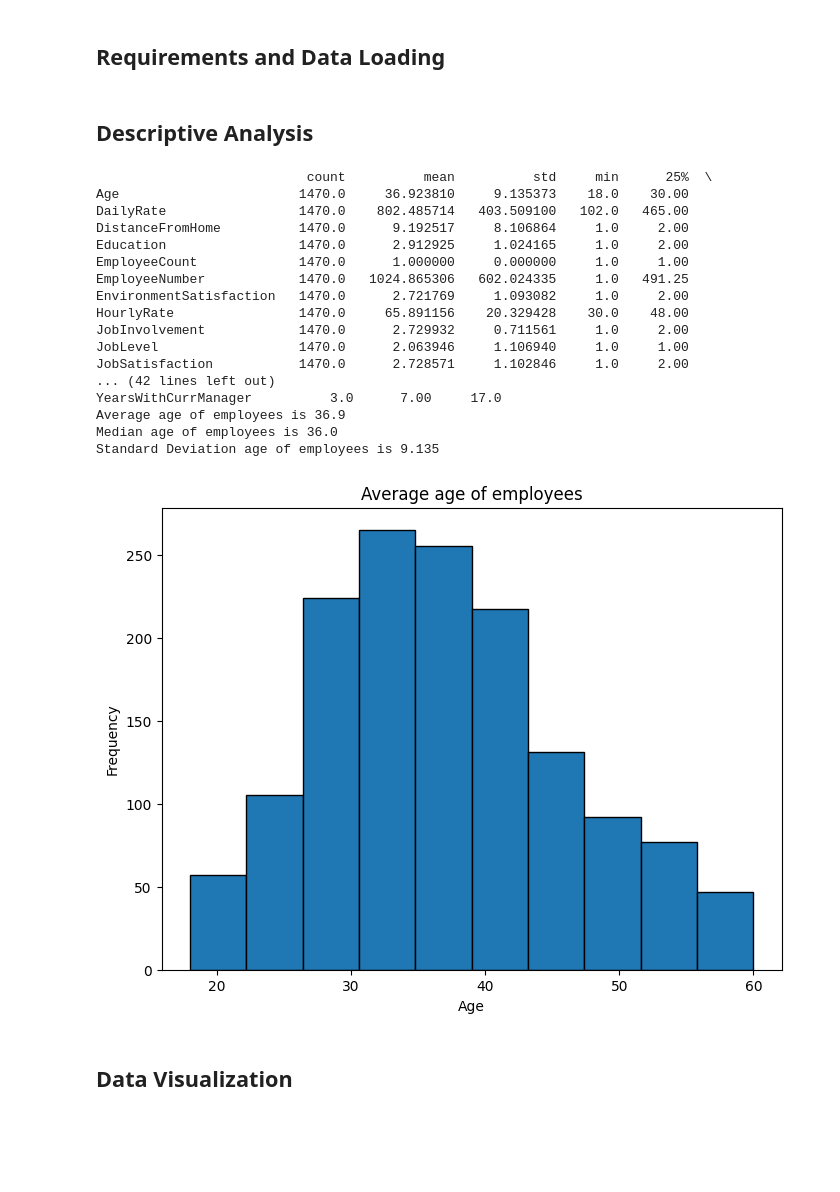
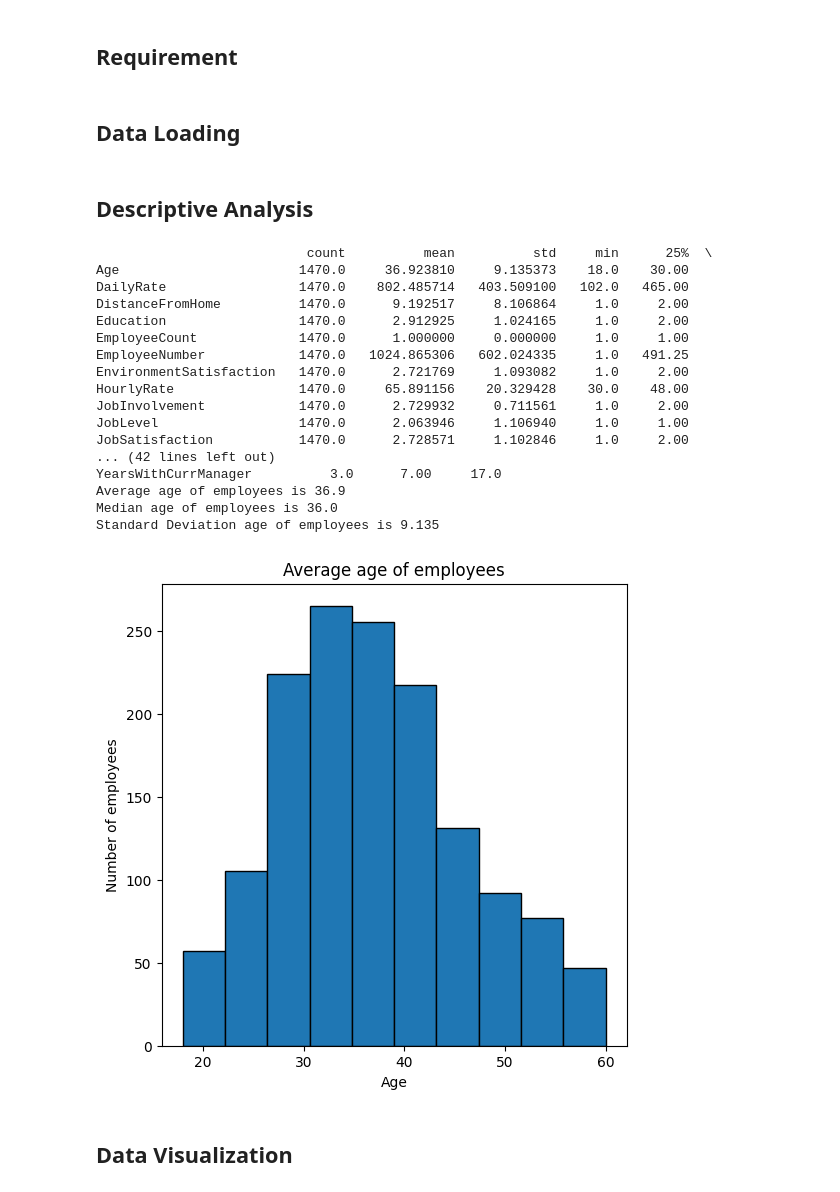
Before and after one commit to ISL-0111/Mini_PJT_9_Clound_Hosted_Notebook_Data_Manipulation_ISL, a Jupyter notebook: main_colab.ipynb, the cells around one changed output. Cells and saved outputs as stored; diff of their text form; code cells hidden in the pictures; blank space fills up the shorter version.

```diff
--- a/main_colab.ipynb
+++ b/main_colab.ipynb
@@ -4,0 +5,2 @@
+# %% [markdown]
+## Requirement
@@ -5,3 +10,3 @@
 # %% [markdown]
-## Requirements and Data Loading
+## Data Loading
 # %%
@@ -30,14 +34,16 @@ def calculate_age_statistics(df):
     age_std = df["Age"].std()
     return age_mean, age_median, age_std
 
+
 # Plot histogram for Age
 def plot_age_histogram(df):
-    plt.figure(figsize=(8, 6))
+    plt.figure(figsize=(6, 6))
     plt.hist(df["Age"], bins=10, edgecolor="black")
     plt.title("Average age of employees")
     plt.xlabel("Age")
-    plt.ylabel("Frequency")
+    plt.ylabel("Number of employees")
     plt.show()
+
 
 # Print age statistics
 def print_age_statistics(age_mean, age_median, age_std):
@@ -45,36 +51,37 @@ def print_age_statistics(age_mean, age_median, age_std):
     print(f"Median age of employees is {round(age_median, 1)}")
     # Limit the precision of age_std to avoid precision mismatch issues
     print(f"Standard Deviation age of employees is {round(age_std, 3)}")
+
 
 # Main function to execute
 if __name__ == "__main__":
     explore_data(ppl)
 
     # Calculate and print age statistics
     age_mean, age_median, age_std = calculate_age_statistics(ppl)
     print_age_statistics(age_mean, age_median, age_std)
 
     # Plot histogram for Age
     plot_age_histogram(ppl)
 # %% [output]
                            count          mean          std     min      25%  \
 Age                       1470.0     36.923810     9.135373    18.0    30.00
 DailyRate                 1470.0    802.485714   403.509100   102.0   465.00
 DistanceFromHome          1470.0      9.192517     8.106864     1.0     2.00
 Education                 1470.0      2.912925     1.024165     1.0     2.00
 EmployeeCount             1470.0      1.000000     0.000000     1.0     1.00
 EmployeeNumber            1470.0   1024.865306   602.024335     1.0   491.25
 EnvironmentSatisfaction   1470.0      2.721769     1.093082     1.0     2.00
 HourlyRate                1470.0     65.891156    20.329428    30.0    48.00
 JobInvolvement            1470.0      2.729932     0.711561     1.0     2.00
 JobLevel                  1470.0      2.063946     1.106940     1.0     1.00
 JobSatisfaction           1470.0      2.728571     1.102846     1.0     2.00
 ... (42 lines left out)
 YearsWithCurrManager          3.0      7.00     17.0
 Average age of employees is 36.9
 Median age of employees is 36.0
 Standard Deviation age of employees is 9.135
-[figure, old version]
+[figure, new version]
 # %% [markdown]
 ## Data Visualization
 # %%
```
Also changed, not shown: parts of 4 cells of this notebook, 6 other files.
